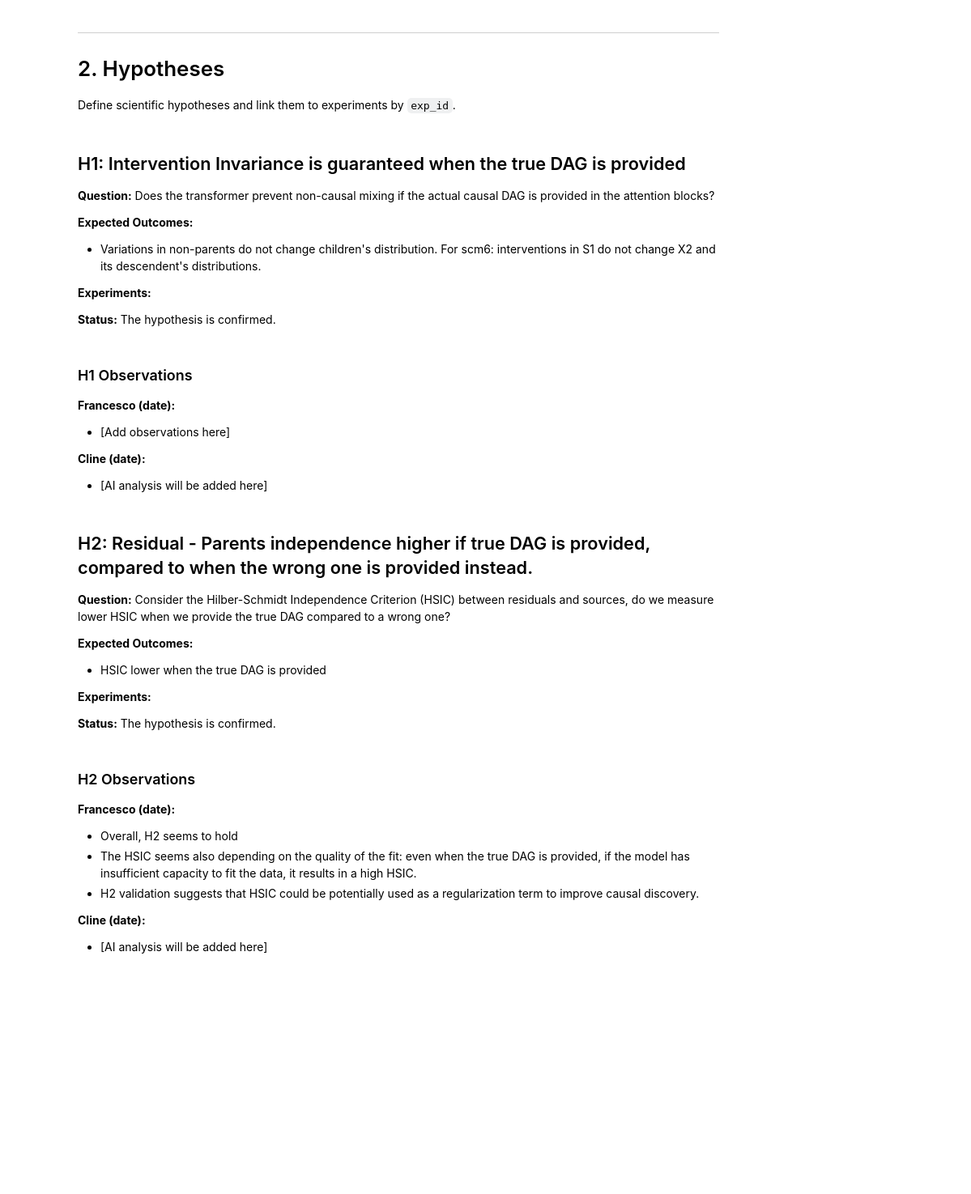
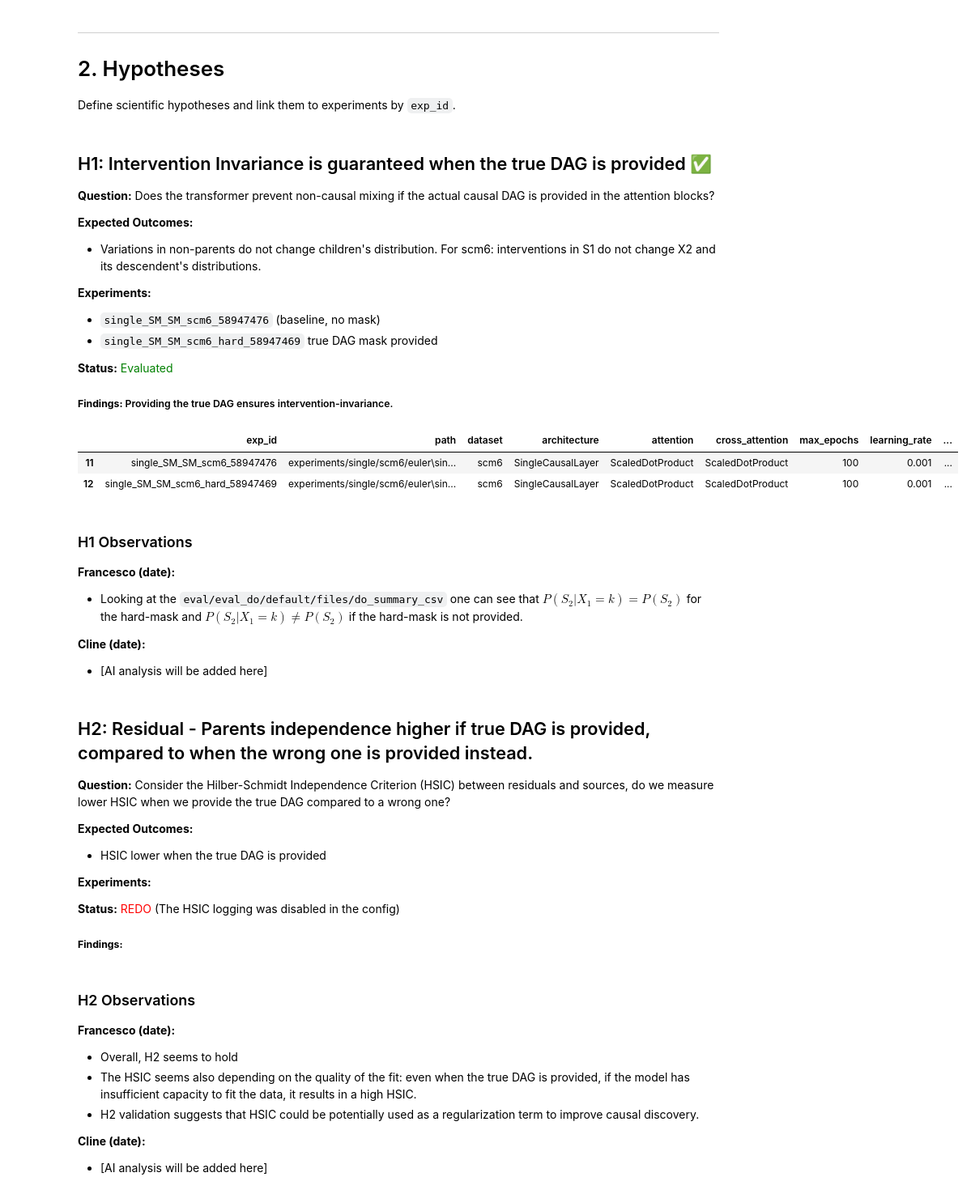
Before and after one commit to scipi1/causaliT, a Jupyter notebook: notebooks/experiments_analysis.ipynb, the cells around one changed output. Shown at 81% size. Cells and saved outputs as stored; diff of their text form; code cells hidden in the pictures; blank space fills up the shorter version.

```diff
--- a/notebooks/experiments_analysis.ipynb
+++ b/notebooks/experiments_analysis.ipynb
@@ -81,7 +81,7 @@ Architectures: ['SingleCausalLayer', nan]
 
 Define scientific hypotheses and link them to experiments by `exp_id`.
 # %% [markdown]
-## H1: Intervention Invariance is guaranteed when the true DAG is provided
+## H1: Intervention Invariance is guaranteed when the true DAG is provided ✅
 
 **Question:** Does the transformer prevent non-causal mixing if the actual causal DAG is provided in the attention blocks?
 
@@ -89,28 +89,36 @@ Define scientific hypotheses and link them to experiments by `exp_id`.
 - Variations in non-parents do not change children's distribution. For scm6: interventions in S1 do not change X2 and its descendent's distributions.
 
 **Experiments:**
+- `single_SM_SM_scm6_58947476` (baseline, no mask)
+- `single_SM_SM_scm6_hard_58947469` true DAG mask provided
 
-**Status:** The hypothesis is confirmed.
+**Status:** <span style="color: green;">Evaluated</span>
+
+##### **Findings:** Providing the true DAG ensures intervention-invariance.
 # %%
 # H1: Intervention Invariance is guaranteed when the true DAG is provided
 H1_experiments = [
-    # "single_Lie_CC_scm6_loc001",  # TODO add experiments
-    # Add more experiment IDs here as they are run
+    "single_SM_SM_scm6_58947476",
+    "single_SM_SM_scm6_hard_58947469"
 ]
 
 # Filter manifest for H1 experiments
 if len(manifest) > 0:
-    h14_data = manifest[manifest["exp_id"].isin(H1_experiments)]
-    if len(h14_data) > 0:
-        display(h14_data)
+    h1_data = manifest[manifest["exp_id"].isin(H1_experiments)]
+    if len(h1_data) > 0:
+        display(h1_data)
     else:
         print("No H1 experiments found in manifest yet.")
+# %% [output]
+|  | exp_id | path | dataset | architecture | attention | cross_attention | max_epochs | learning_rate | ... |
+| 11 | single_SM_SM_scm6_58947476 | experiments/single/scm6/euler\sin... | scm6 | SingleCausalLayer | ScaledDotProduct | ScaledDotProduct | 100 | 0.001 | ... |
+| 12 | single_SM_SM_scm6_hard_58947469 | experiments/single/scm6/euler\sin... | scm6 | SingleCausalLayer | ScaledDotProduct | ScaledDotProduct | 100 | 0.001 | ... |
 # %% [markdown]
 ### H1 Observations
 
 <!-- Human observations -->
 **Francesco (date):**
-- [Add observations here]
+- Looking at the `eval/eval_do/default/files/do_summary_csv` one can see that $P(S_2|X_1=k)=P(S_2)$ for the hard-mask and $P(S_2|X_1=k)\neq P(S_2)$ if the hard-mask is not provided.
 
 <!-- AI observations -->
 **Cline (date):**
@@ -125,7 +133,9 @@ if len(manifest) > 0:
 
 **Experiments:**
 
-**Status:** The hypothesis is confirmed.
+**Status:** <span style="color: red;"> REDO</span> (The HSIC logging was disabled in the config)
+
+##### **Findings:**
 # %%
 # H2: Residual - Parents independence higher if true DAG is provided, compared to when the wrong one is provided instead.
 H2_experiments = [
```
Also changed, not shown: parts of 12 cells of this notebook, 35 other files.
